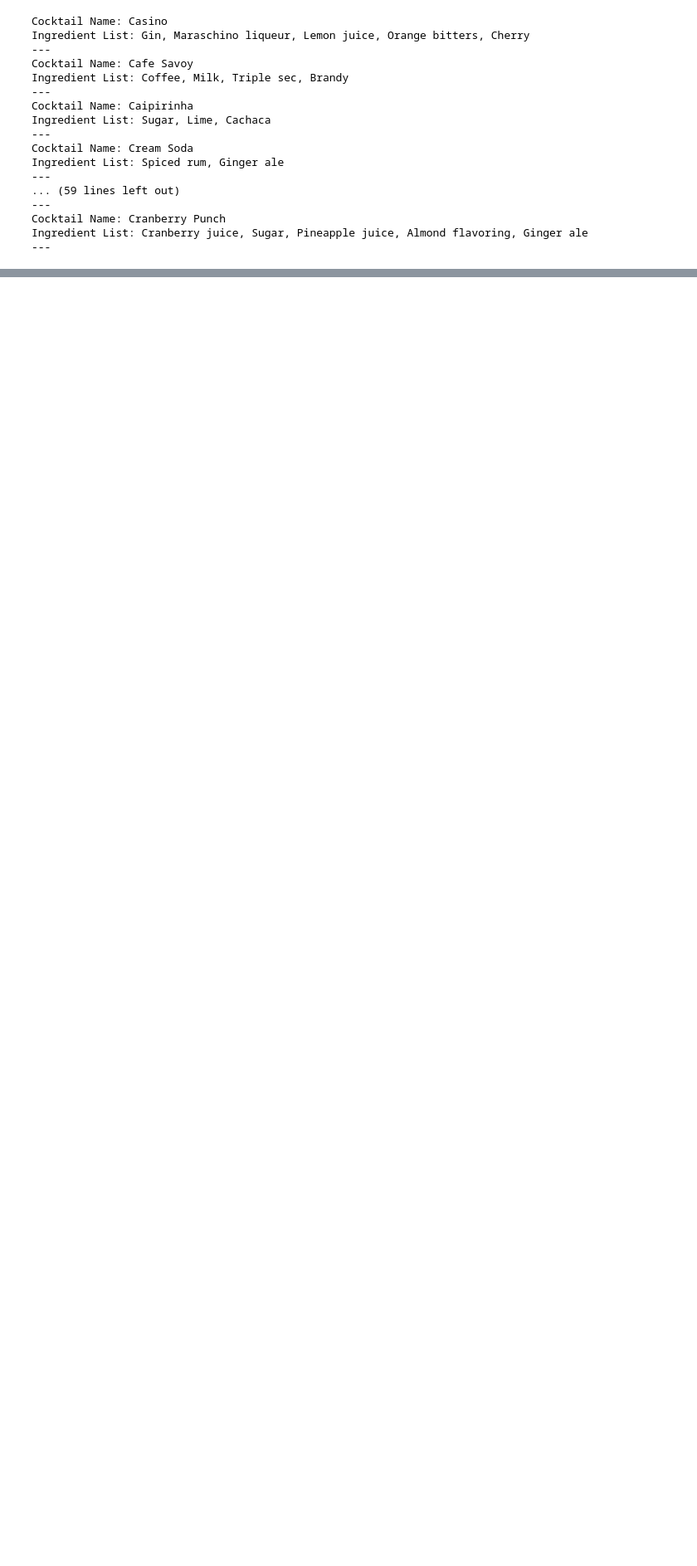
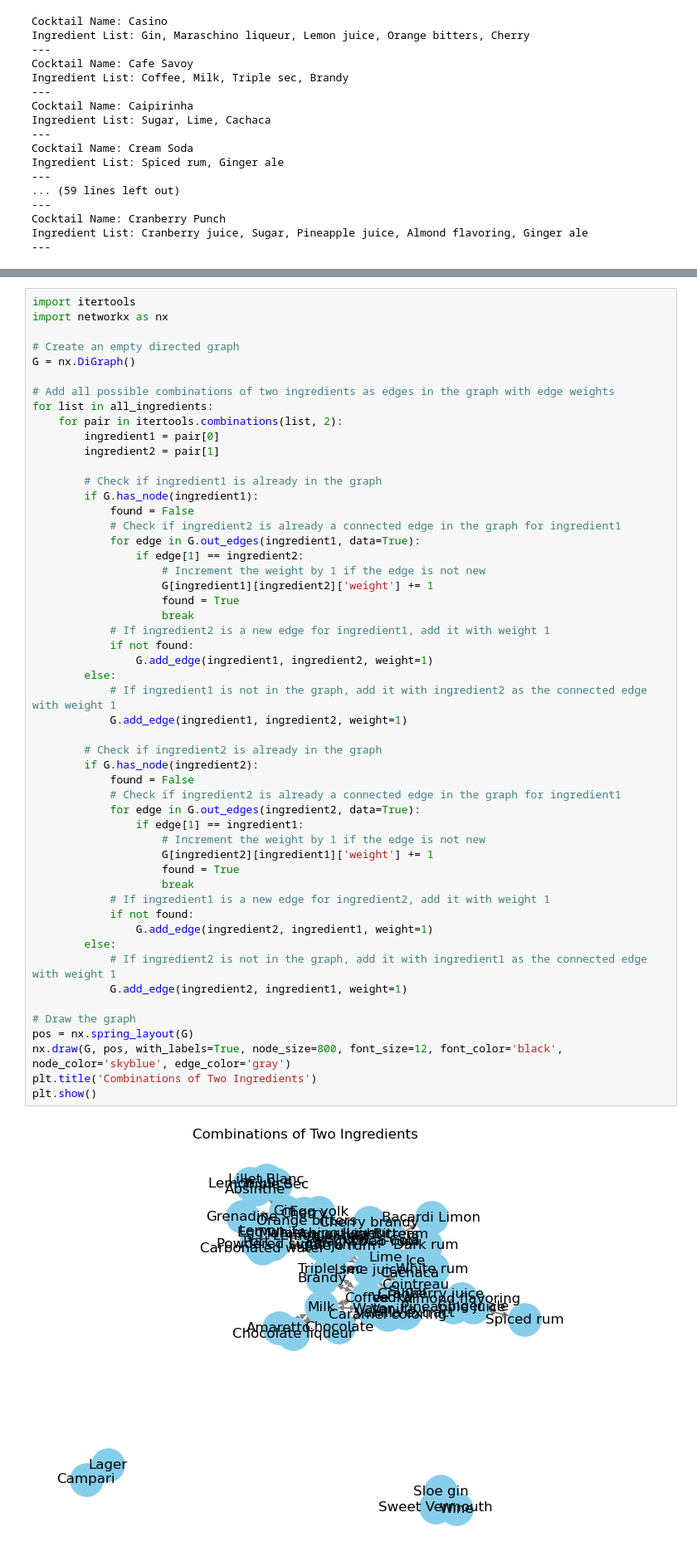
Before and after one commit to cfmcint/Cocktail-Generator, a Jupyter notebook: cockathon.ipynb, the cells around one changed output, grey strips where cells are left out. Shown at 83% size. Saved outputs shown, nothing was run; the diff lists cells and outputs as text; blank space fills up the shorter version.

Commit message:
Made graph using networkx

```diff
--- a/cockathon.ipynb
+++ b/cockathon.ipynb
@@ -173,0 +177,54 @@ Lemon juice:
+# %%
+import itertools
+import networkx as nx
+
+# Create an empty directed graph
+G = nx.DiGraph()
+
+# Add all possible combinations of two ingredients as edges in the graph with edge weights
+for list in all_ingredients:
+    for pair in itertools.combinations(list, 2):
+        ingredient1 = pair[0]
+        ingredient2 = pair[1]
+
+        # Check if ingredient1 is already in the graph
+        if G.has_node(ingredient1):
+            found = False
+            # Check if ingredient2 is already a connected edge in the graph for ingredient1
+            for edge in G.out_edges(ingredient1, data=True):
+                if edge[1] == ingredient2:
+                    # Increment the weight by 1 if the edge is not new
+                    G[ingredient1][ingredient2]['weight'] += 1
+                    found = True
+                    break
+            # If ingredient2 is a new edge for ingredient1, add it with weight 1
+            if not found:
+                G.add_edge(ingredient1, ingredient2, weight=1)
+        else:
+            # If ingredient1 is not in the graph, add it with ingredient2 as the connected edge with weight 1
+            G.add_edge(ingredient1, ingredient2, weight=1)
+
+        # Check if ingredient2 is already in the graph
+        if G.has_node(ingredient2):
+            found = False
+            # Check if ingredient2 is already a connected edge in the graph for ingredient1
+            for edge in G.out_edges(ingredient2, data=True):
+                if edge[1] == ingredient1:
+                    # Increment the weight by 1 if the edge is not new
+                    G[ingredient2][ingredient1]['weight'] += 1
+                    found = True
+                    break
+            # If ingredient1 is a new edge for ingredient2, add it with weight 1
+            if not found:
+                G.add_edge(ingredient2, ingredient1, weight=1)
+        else:
+            # If ingredient2 is not in the graph, add it with ingredient1 as the connected edge with weight 1
+            G.add_edge(ingredient2, ingredient1, weight=1)
+
+# Draw the graph
+pos = nx.spring_layout(G)
+nx.draw(G, pos, with_labels=True, node_size=800, font_size=12, font_color='black', node_color='skyblue', edge_color='gray')
+plt.title('Combinations of Two Ingredients')
+plt.show()
+# %% [output]
+[figure, added]
```
Also changed, not shown: parts of 5 cells of this notebook.
